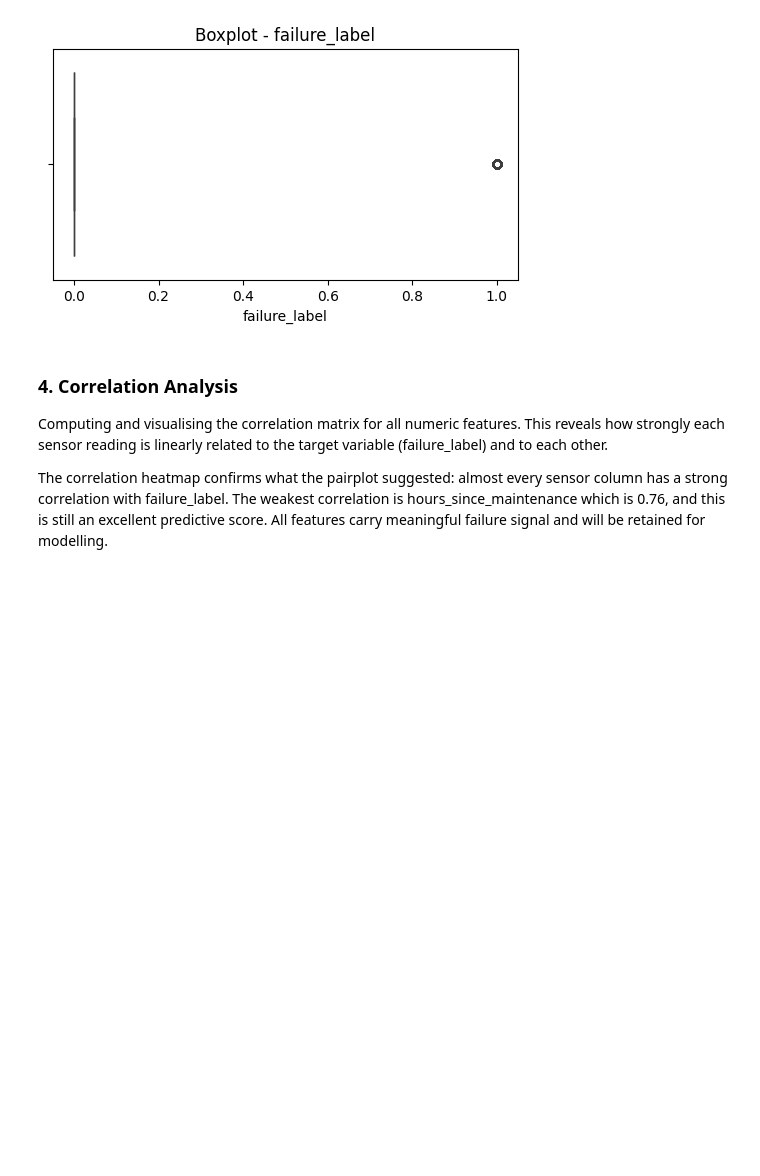
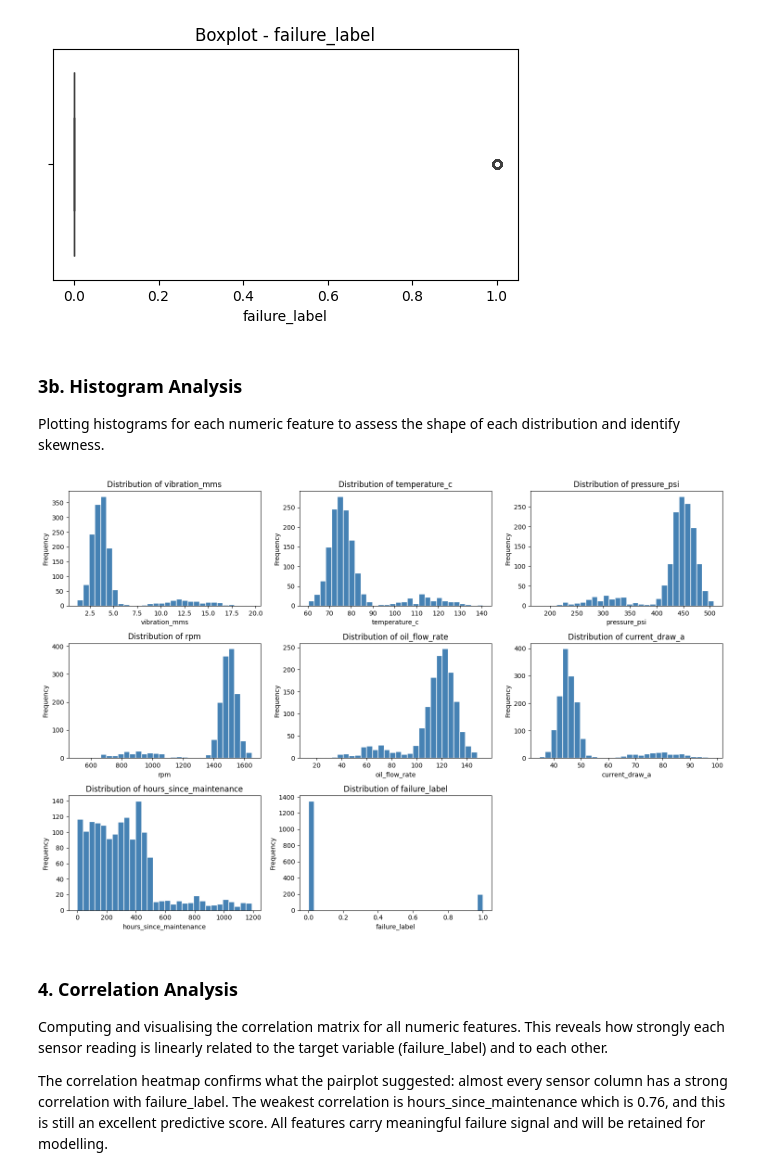
Before and after one commit to SunSpot-Tech/ML-JOURNEY, a Jupyter notebook: Assignments/Oil_Maintenance.ipynb, the cells around one changed output. Saved outputs shown, nothing was run; the diff lists cells and outputs as text; code cells hidden in the pictures; blank space fills up the shorter version.

```diff
--- a/Assignments/Oil_Maintenance.ipynb
+++ b/Assignments/Oil_Maintenance.ipynb
@@ -118,6 +118,27 @@ for col in num_cols:
 [figure]
 [figure]
 [figure]
+# %% [markdown]
+### 3b. Histogram Analysis
+
+Plotting histograms for each numeric feature to assess the shape of each distribution and identify skewness.
+# %%
+# Plotting histograms for each numeric feature
+fig, axes = plt.subplots(nrows=3, ncols=3, figsize=(15, 10))
+axes = axes.flatten()
+for i, col in enumerate(num_cols):
+    axes[i].hist(df[col].dropna(), bins=30, color='steelblue', edgecolor='white')
+    axes[i].set_title(f'Distribution of {col}')
+    axes[i].set_xlabel(col)
+    axes[i].set_ylabel('Frequency')
+if len(num_cols) < len(axes):
+    for j in range(len(num_cols), len(axes)):
+        fig.delaxes(axes[j])
+plt.tight_layout()
+plt.savefig('histograms.png', dpi=150)
+plt.show()
+# %% [output]
+[figure, added]
 # %% [markdown]
 ### 4. Correlation Analysis
 
```
Also changed, not shown: parts of 6 cells of this notebook, 4 other files.
